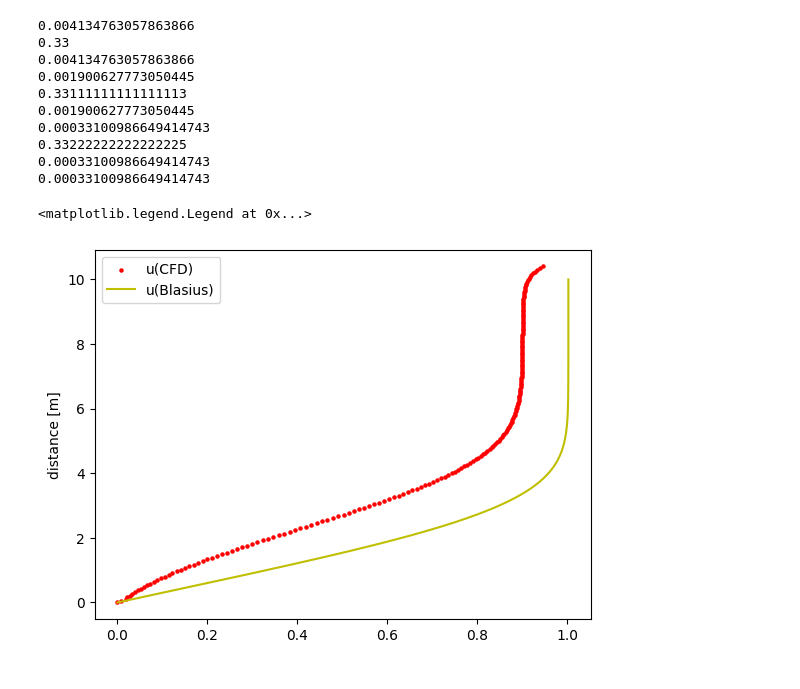
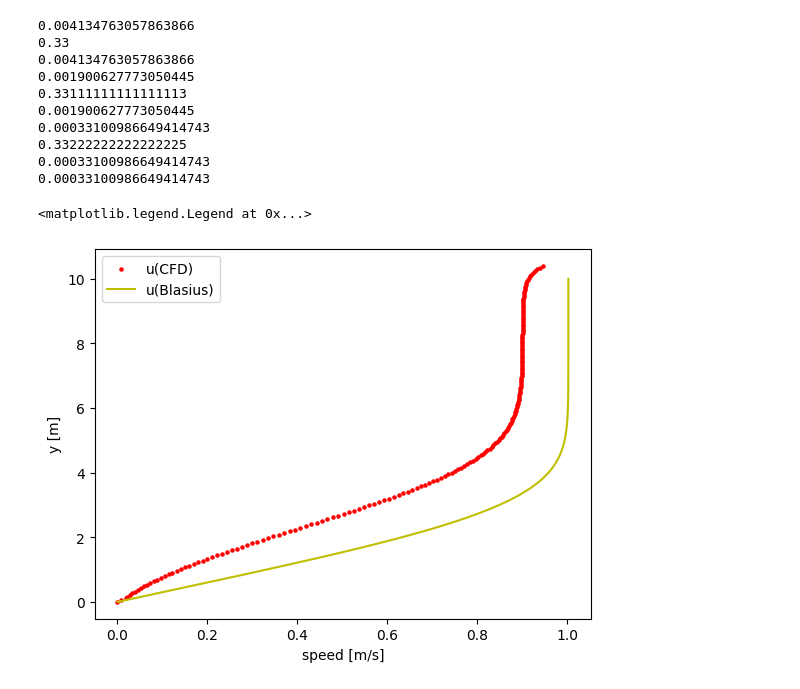
Before and after one commit to LilKoke/CFD, a Jupyter notebook: visualization_exp5.ipynb, the cells around one changed output. Drawn from its saved outputs; the diff is of its cells as text; code cells hidden in the pictures.

```diff
--- a/visualization_exp5.ipynb
+++ b/visualization_exp5.ipynb
@@ -118,11 +118,12 @@ Blvv0 = (-x_array[:,0] + Y * x_array[:, 1])/ 2
 # %%
 plt.scatter(uv0, eta, s=5, c="r",  label="u(CFD)")
 plt.plot(x_array[:,1], Y, c = "y", label = "u(Blasius)")
 # plt.scatter(vv0, eta, s=5,  c="blue", label="v(CFD)")
 # plt.plot(Blvv0, Y, c = "y", label = "v(Blasius)")
 plt.legend()
-plt.ylabel("distance [m]")
+plt.xlabel("speed [m/s]")
+plt.ylabel("y [m]")
 plt.legend()
 # %% [output]
 <matplotlib.legend.Legend at 0x...>
-[figure, old version]
+[figure, new version]
```
Also changed, not shown: 7 other files.
